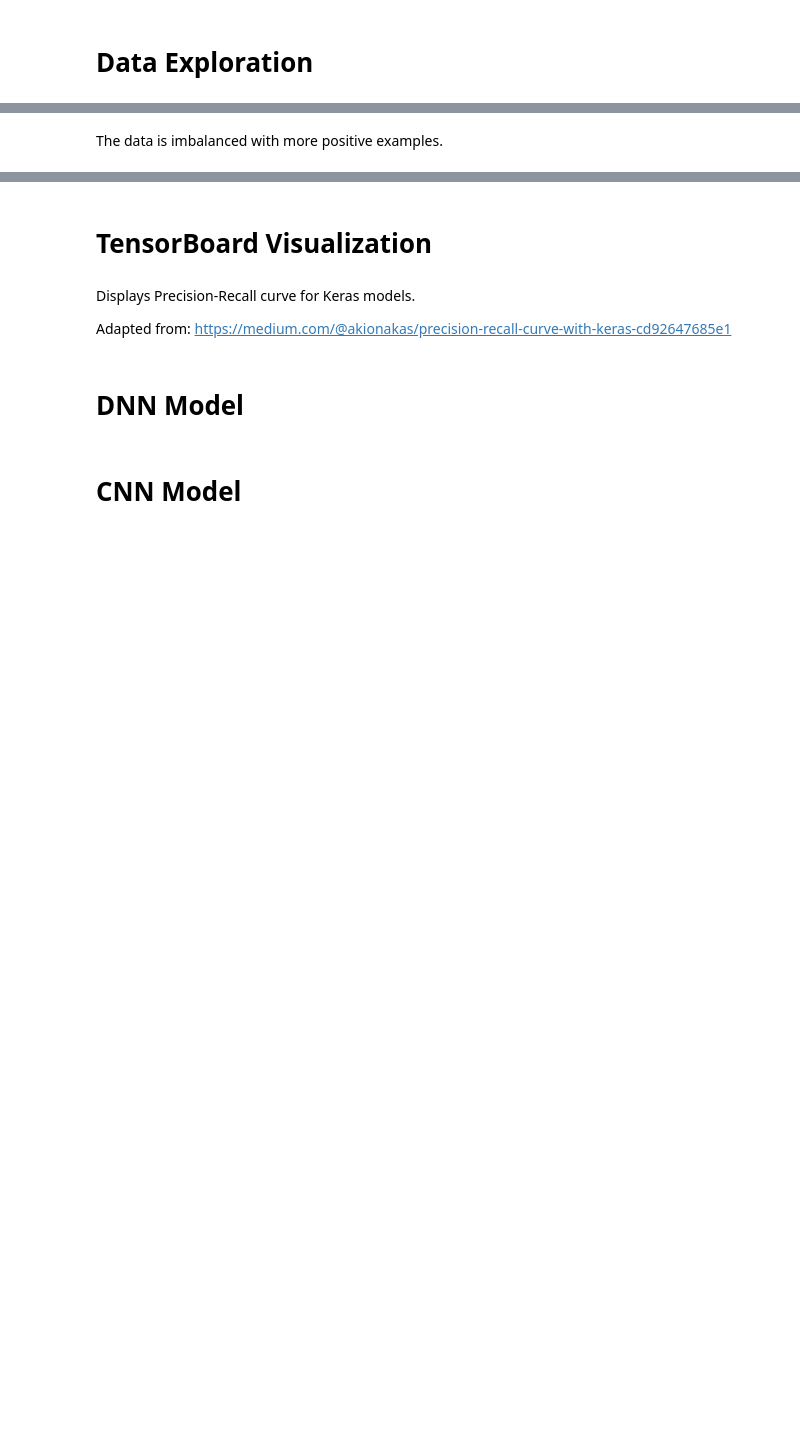
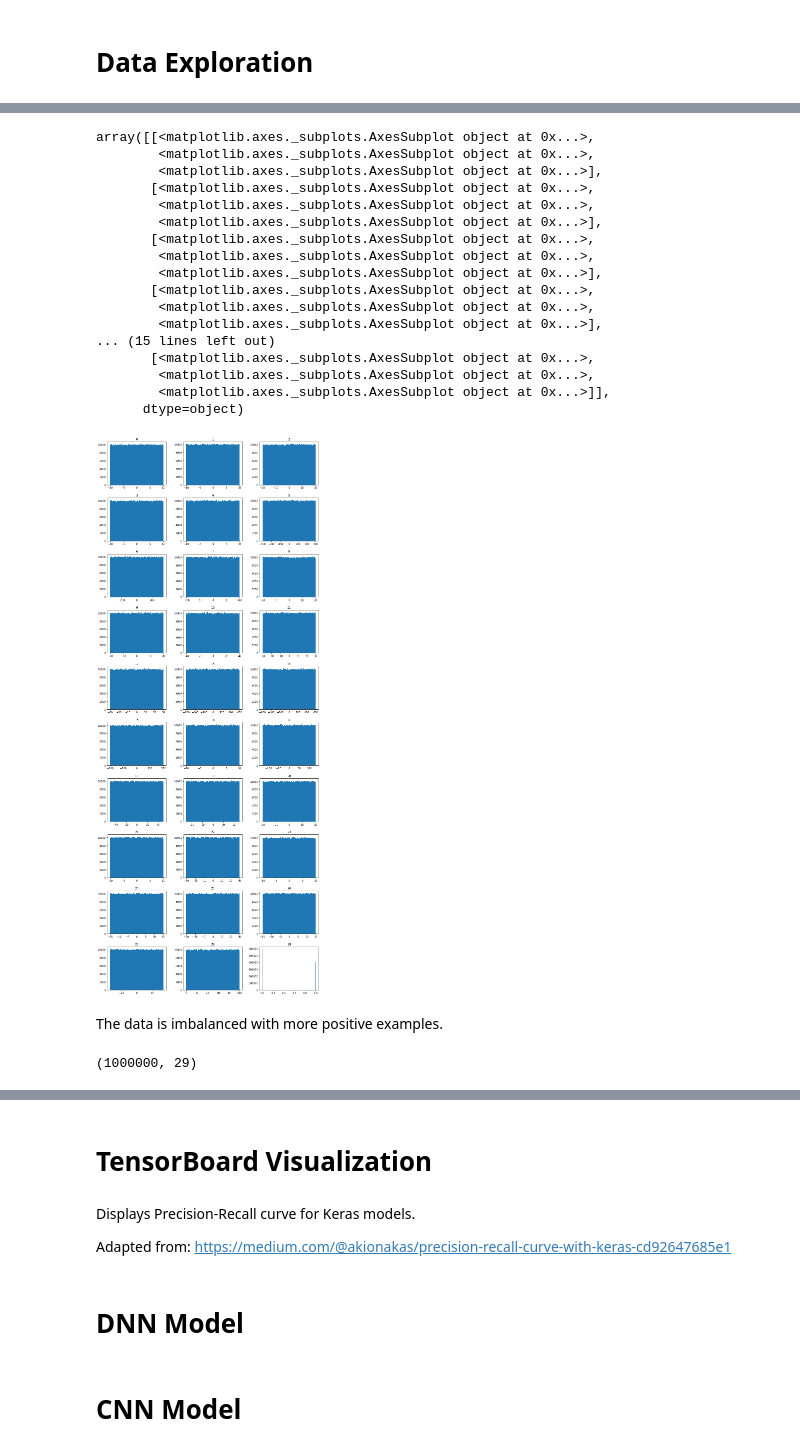
Before and after one commit to moduIo/Neural-State-Classification, a Jupyter notebook: models/helicopter_models/networks.ipynb, the cells around one changed output, grey strips where cells are left out. Cells and saved outputs as stored; diff of their text form; code cells hidden in the pictures; blank space fills up the shorter version.

Commit message:
Add results for real hilicopter data

```diff
--- a/models/helicopter_models/networks.ipynb
+++ b/models/helicopter_models/networks.ipynb
@@ -14,6 +15,6 @@ from tensorboard.plugins.pr_curve import summary as pr_summary
 # %% [markdown]
 # Data Exploration
 # %%
-data = pd.read_csv('../../datasets/heli_uniform/heli_1m_uniform.csv')
+data = pd.read_csv('../../datasets/heli_uniform/hs_ds1_1m_uniform.csv', header=None)
 # %%
 data.head()
@@ -20,9 +29,32 @@ data.head()
 # %%
-data.hist(grid=False, figsize=(15,40), layout=(10,3), bins=100, sharex=True)
+data.hist(grid=False, figsize=(15,40), layout=(10,3), bins=100)
+# %% [output]
+array([[<matplotlib.axes._subplots.AxesSubplot object at 0x...>,
+        <matplotlib.axes._subplots.AxesSubplot object at 0x...>,
+        <matplotlib.axes._subplots.AxesSubplot object at 0x...>],
+       [<matplotlib.axes._subplots.AxesSubplot object at 0x...>,
+        <matplotlib.axes._subplots.AxesSubplot object at 0x...>,
+        <matplotlib.axes._subplots.AxesSubplot object at 0x...>],
+       [<matplotlib.axes._subplots.AxesSubplot object at 0x...>,
+        <matplotlib.axes._subplots.AxesSubplot object at 0x...>,
+        <matplotlib.axes._subplots.AxesSubplot object at 0x...>],
+       [<matplotlib.axes._subplots.AxesSubplot object at 0x...>,
+        <matplotlib.axes._subplots.AxesSubplot object at 0x...>,
+        <matplotlib.axes._subplots.AxesSubplot object at 0x...>],
+... (15 lines left out)
+       [<matplotlib.axes._subplots.AxesSubplot object at 0x...>,
+        <matplotlib.axes._subplots.AxesSubplot object at 0x...>,
+        <matplotlib.axes._subplots.AxesSubplot object at 0x...>]],
+      dtype=object)
+[figure, added]
 # %% [markdown]
 The data is imbalanced with more positive examples.
 # %%
-X = data.drop('label', axis=1)
-y = data['label']
+X = data.drop(data.columns[29], axis=1)
+y = data[data.columns[29]]
+
+X = X.apply(zscore)
 (num_samples, num_features) = X.shape
 print (num_samples, num_features)
+# %% [output]
+(1000000, 29)
```
Also changed, not shown: parts of 7 cells of this notebook, 5 other files.
